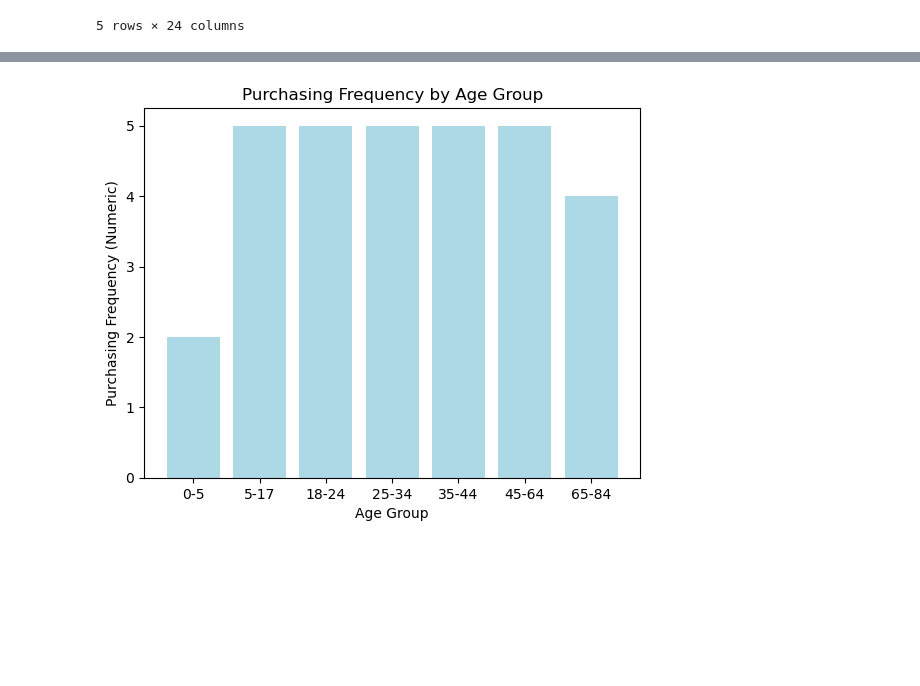
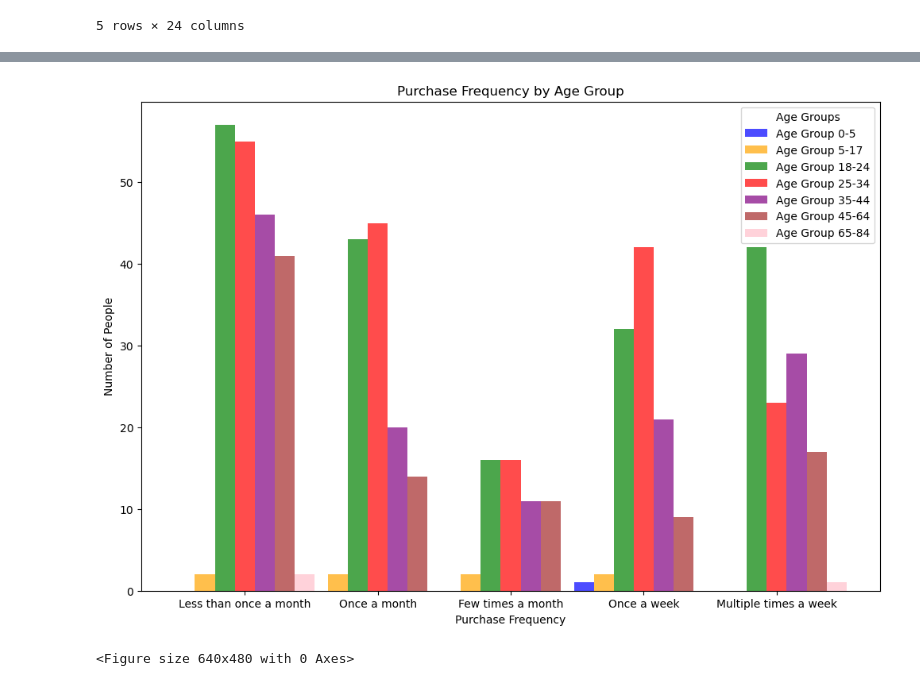
Before and after one commit to bgroble/Project1-G5, a Jupyter notebook: Amazon_Code_Group5 copy.ipynb, the cells around one changed output, grey strips where cells are left out. Cells and saved outputs as stored; diff of their text form; code cells hidden in the pictures; blank space fills up the shorter version.

```diff
--- a/Amazon_Code_Group5 copy.ipynb
+++ b/Amazon_Code_Group5 copy.ipynb
@@ -121,26 +102,27 @@ Text(0, 0.5, 'Purchasing Frequency (Numeric)')
-# %%
-# Bar Chart
-# Ensure 'Age_Group' is of type category
-amazon_df['Age_Group'] = amazon_df['Age_Group'].astype('category')
-
-# Sort the DataFrame by 'Age_Group'
-amazon_df.sort_values('Age_Group', inplace=True)
-
-# Bar chart
-fig, ax = plt.subplots()
-for age_group, freq in zip(amazon_df['Age_Group'], amazon_df['Purchase_Frequency_Numerical']):
-    ax.bar(age_group, freq, color='lightblue')
-
-# Specify the order of categories on the x-axis
-ax.set_xticks(age_group_labels)
-ax.set_xticklabels(age_group_labels)
-
-ax.set_xlabel('Age Group')
-ax.set_ylabel('Purchasing Frequency (Numeric)')
-ax.set_title('Purchasing Frequency by Age Group')
-plt.show();
-# %% [output]
-[figure, removed]
+# %%
+# Plot the bar chart
+fig, ax = plt.subplots(figsize=(12, 8))
+
+bar_width = 0.15  # Adjust this value to change the width of each bar
+
+for i, (age_group, color) in enumerate(zip(age_group_labels, colors)):
+    x_positions = np.arange(len(x_labels)) + (i * bar_width)
+    plt.bar(x_positions, grouped_data.loc[age_group], label=f'Age Group {age_group}', color=color, width=bar_width, alpha=0.7)
+
+plt.xlabel('Purchase Frequency')
+plt.ylabel('Number of People')
+plt.title('Purchase Frequency by Age Group')
+plt.legend(title='Age Groups')
+
+# Set x-axis tick positions and labels
+ax.set_xticks(np.arange(len(x_labels)) + (len(age_group_labels) / 2 - 0.5) * bar_width)
+ax.set_xticklabels(x_labels)
+
+plt.show()
+plt.savefig('Output/Age_Purchasing_BarChart.png')
+# %% [output]
+[figure, added]
+<Figure size 640x480 with 0 Axes>
 # %%
 # Question 2: Investigate top factors for cart abandonment – Kyle
 # %%
```
Also changed, not shown: parts of 1 cell of this notebook, 2 other files.
